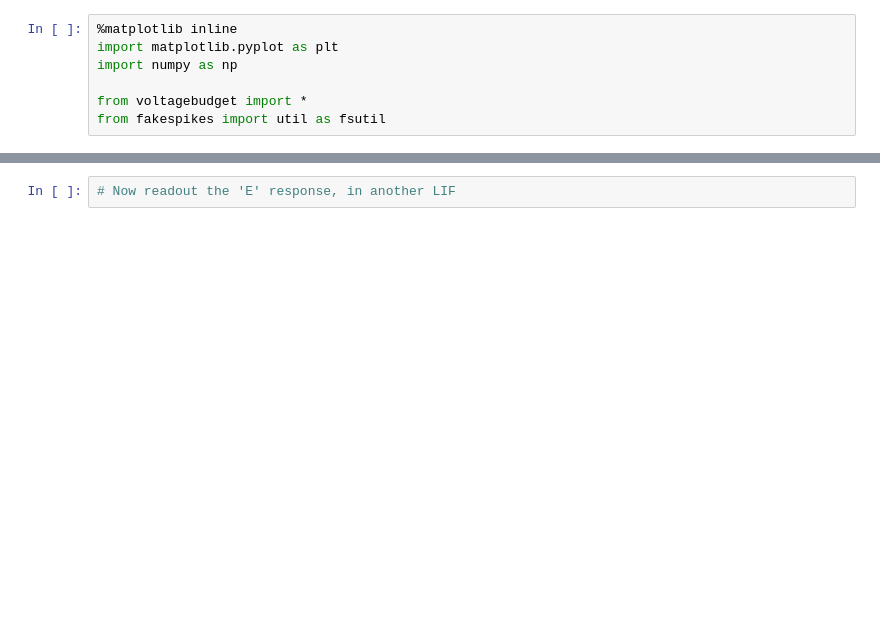
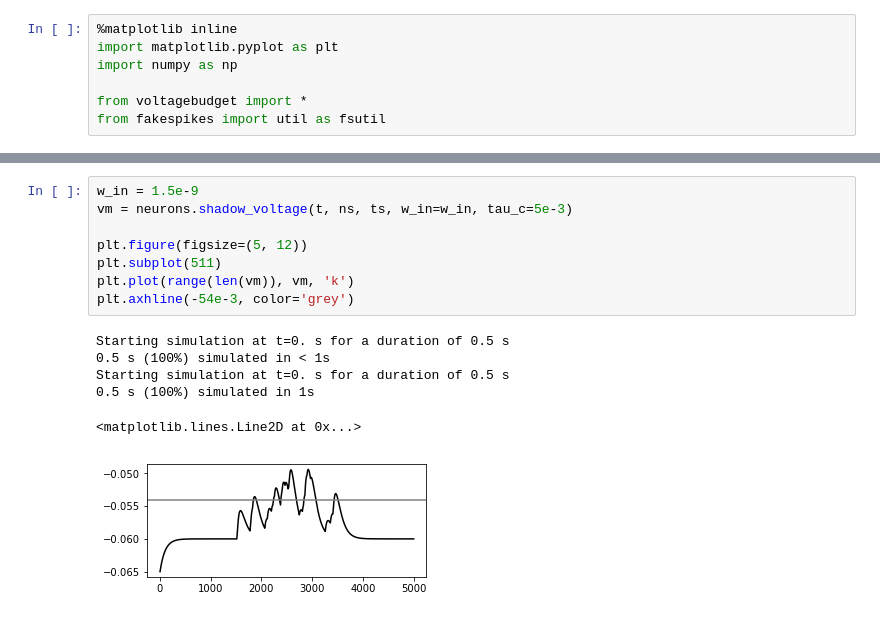
Before and after one commit to parenthetical-e/voltagebudget, a Jupyter notebook: ipynb/nrn_lif_testing.ipynb, the cells around one changed output, grey strips where cells are left out. Cells and saved outputs as stored; diff of their text form; blank space fills up the shorter version.

```diff
--- a/ipynb/nrn_lif_testing.ipynb
+++ b/ipynb/nrn_lif_testing.ipynb
@@ -93,2 +29,15 @@ plt.axvline(window[1], color='red')
-# %%
-# Now readout the 'E' response, in another LIF
+# %%
+w_in = 1.5e-9
+vm = neurons.shadow_voltage(t, ns, ts, w_in=w_in, tau_c=5e-3)
+
+plt.figure(figsize=(5, 12))
+plt.subplot(511)
+plt.plot(range(len(vm)), vm, 'k')
+plt.axhline(-54e-3, color='grey')
+# %% [output]
+Starting simulation at t=0. s for a duration of 0.5 s
+0.5 s (100%) simulated in < 1s
+Starting simulation at t=0. s for a duration of 0.5 s
+0.5 s (100%) simulated in 1s
+<matplotlib.lines.Line2D at 0x...>
+[figure, added]
```
Also changed, not shown: parts of 6 cells of this notebook, 7 other files.
